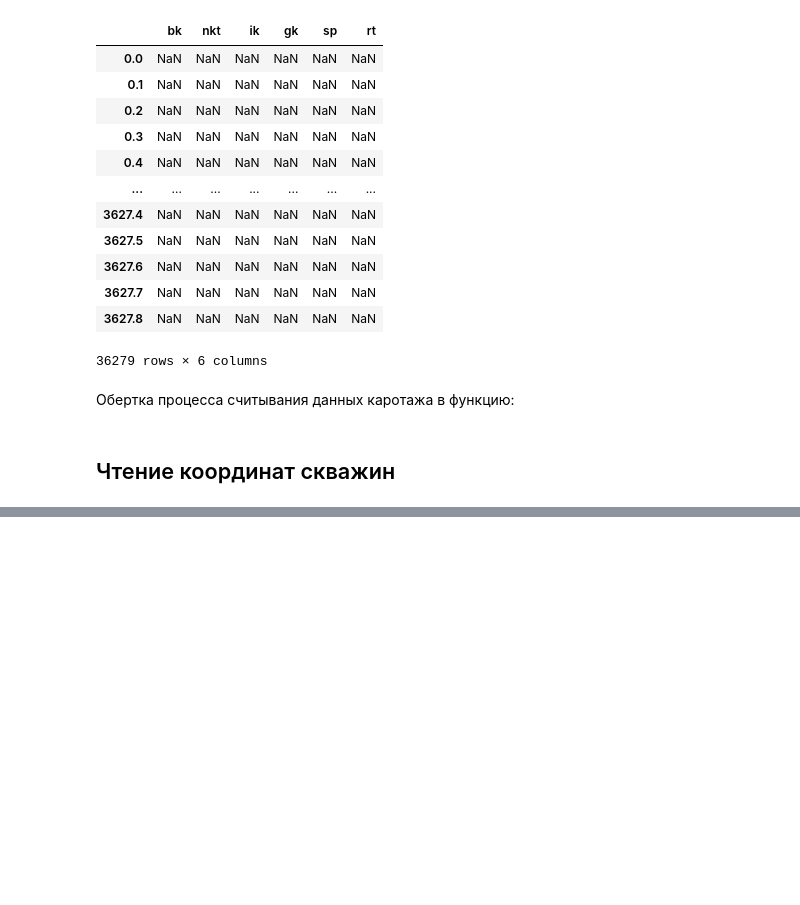
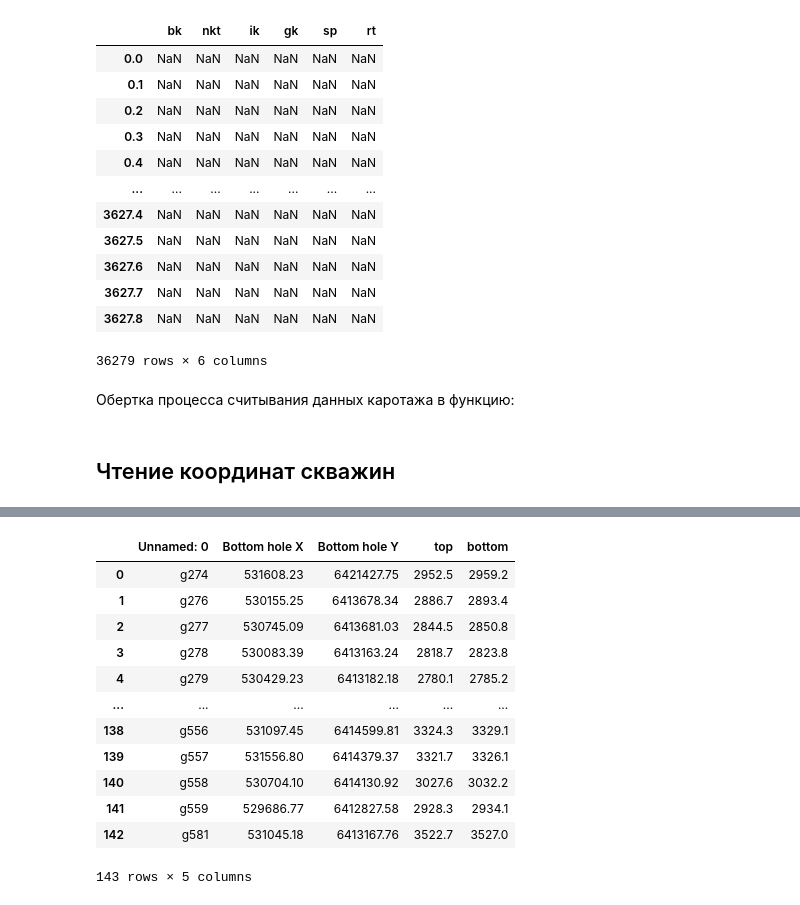
Before and after one commit to AnastasiaButus/Interpolation-of-logging-curves, a Jupyter notebook: 1__Preproc_data/GIS_analise/Load_Gis.ipynb, the cells around one changed output, grey strips where cells are left out. Saved outputs shown, nothing was run; the diff lists cells and outputs as text; code cells hidden in the pictures; blank space fills up the shorter version.

```diff
--- a/1__Preproc_data/GIS_analise/Load_Gis.ipynb
+++ b/1__Preproc_data/GIS_analise/Load_Gis.ipynb
@@ -139,0 +146,16 @@ df_signals
+# %%
+pd.read_excel("Proc_well_coord.xlsx")
+# %% [output]
+|  | Unnamed: 0 | Bottom hole X | Bottom hole Y | top | bottom |
+| 0 | g274 | 531608.23 | 6421427.75 | 2952.5 | 2959.2 |
+| 1 | g276 | 530155.25 | 6413678.34 | 2886.7 | 2893.4 |
+| 2 | g277 | 530745.09 | 6413681.03 | 2844.5 | 2850.8 |
+| 3 | g278 | 530083.39 | 6413163.24 | 2818.7 | 2823.8 |
+| 4 | g279 | 530429.23 | 6413182.18 | 2780.1 | 2785.2 |
+| ... | ... | ... | ... | ... | ... |
+| 138 | g556 | 531097.45 | 6414599.81 | 3324.3 | 3329.1 |
+| 139 | g557 | 531556.80 | 6414379.37 | 3321.7 | 3326.1 |
+| 140 | g558 | 530704.10 | 6414130.92 | 3027.6 | 3032.2 |
+| 141 | g559 | 529686.77 | 6412827.58 | 2928.3 | 2934.1 |
+| 142 | g581 | 531045.18 | 6413167.76 | 3522.7 | 3527.0 |
+143 rows × 5 columns
```
Also changed, not shown: parts of 14 cells of this notebook, 2 other files.
